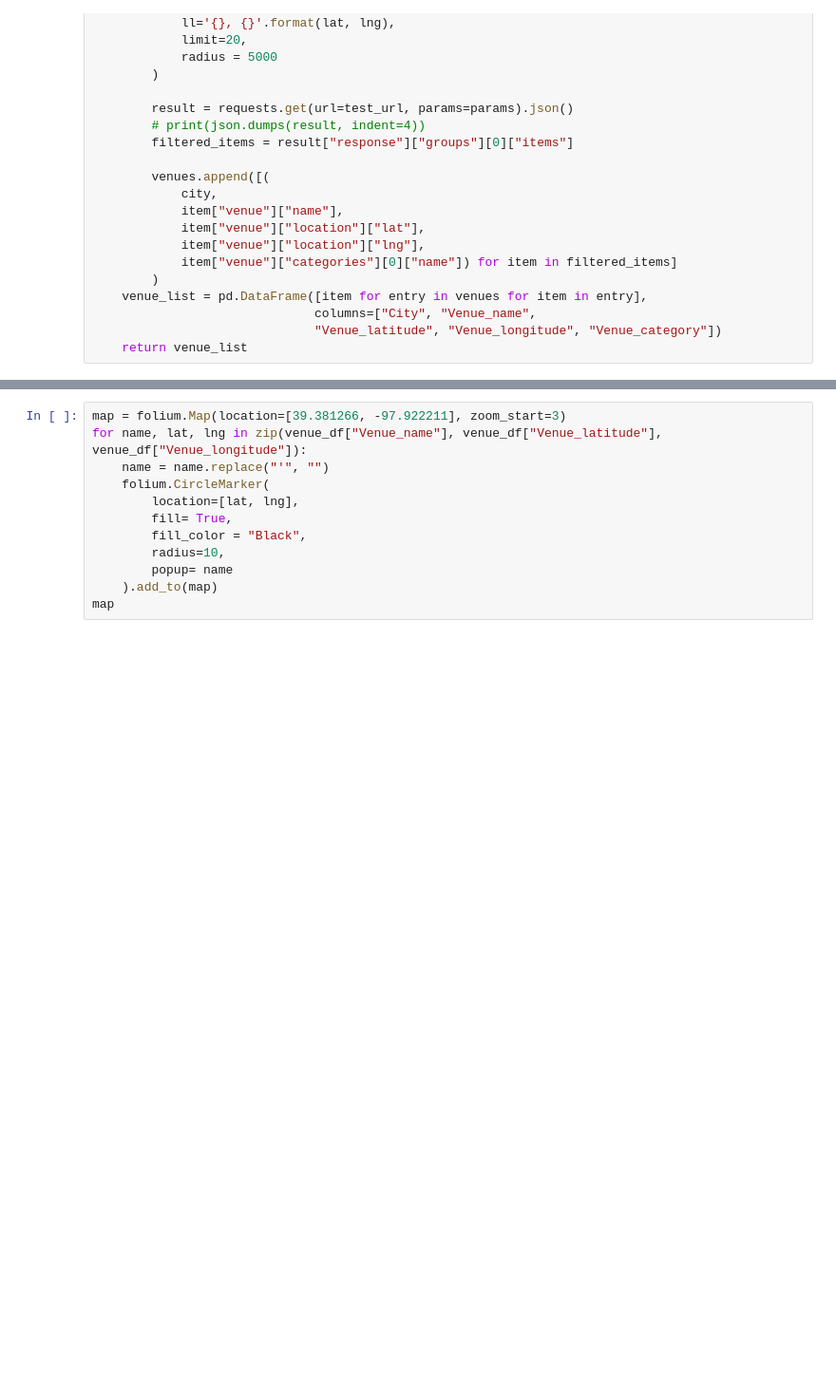
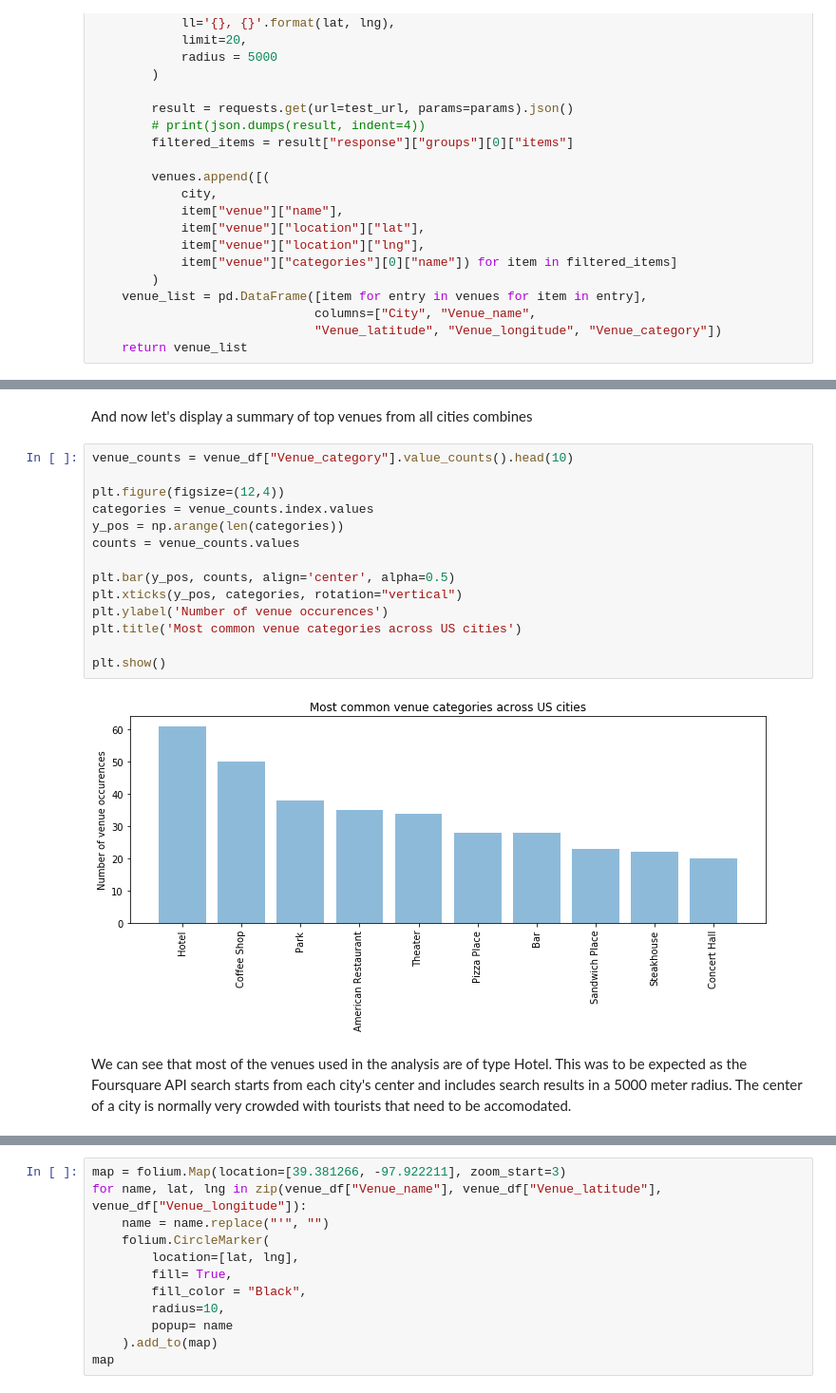
Before and after one commit to Sanka91/Coursera_Data_Analytics, a Jupyter notebook: New Coursera Capstone 4+5.ipynb, the cells around one changed output, grey strips where cells are left out. Shown at 95% size. Cells and saved outputs as stored; diff of their text form; blank space fills up the shorter version.

```diff
--- a/New Coursera Capstone 4+5.ipynb
+++ b/New Coursera Capstone 4+5.ipynb
@@ -173,0 +218,20 @@ venue_df
+# %% [markdown]
+And now let's display a summary of top venues from all cities combines
+# %%
+venue_counts = venue_df["Venue_category"].value_counts().head(10)
+
+plt.figure(figsize=(12,4))
+categories = venue_counts.index.values
+y_pos = np.arange(len(categories))
+counts = venue_counts.values
+
+plt.bar(y_pos, counts, align='center', alpha=0.5)
+plt.xticks(y_pos, categories, rotation="vertical")
+plt.ylabel('Number of venue occurences')
+plt.title('Most common venue categories across US cities')
+
+plt.show()
+# %% [output]
+[figure, added]
+# %% [markdown]
+We can see that most of the venues used in the analysis are of type Hotel. This was to be expected as the Foursquare API search starts from each city's center and includes search results in a 5000 meter radius. The center of a city is normally very crowded with tourists that need to be accomodated.
```
Also changed, not shown: parts of 39 cells of this notebook.
